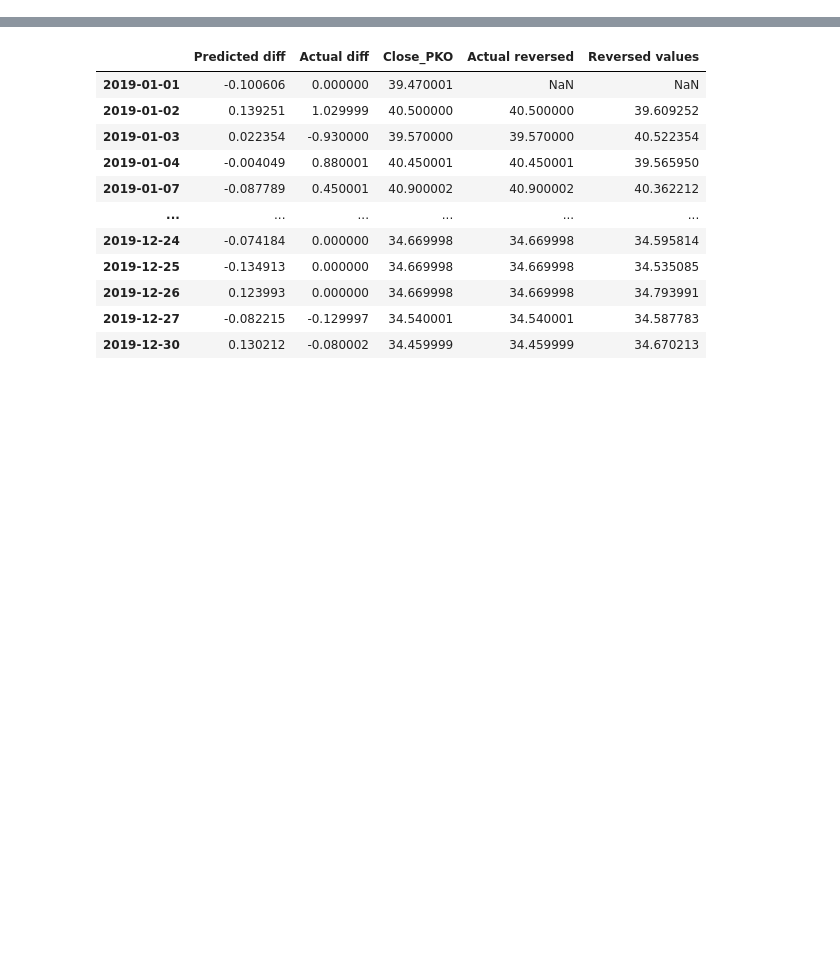
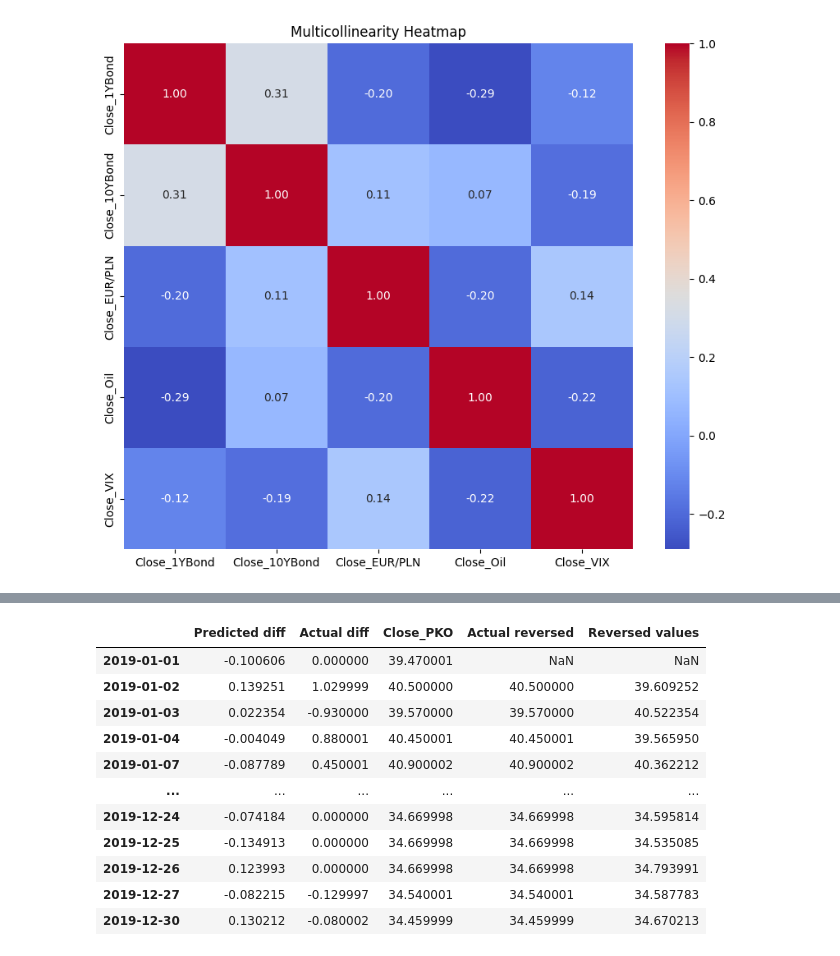
Before and after one commit to Oskar-Bednarek/Master-Thesis-Prediction-models, a Jupyter notebook: XGBoost/XGBoost_prediction.ipynb, the cells around one changed output, grey strips where cells are left out. Drawn from its saved outputs; the diff is of its cells as text; code cells hidden in the pictures; blank space fills up the shorter version.

```diff
--- a/XGBoost/XGBoost_prediction.ipynb
+++ b/XGBoost/XGBoost_prediction.ipynb
@@ -115,0 +168,15 @@ dtest = xgb.DMatrix(X_test, label=y_test)
+# %%
+exogenous_pre = exogenous_pre[['Close_1YBond', 'Close_10YBond', 'Close_EUR/PLN', 'Close_Oil', 'Close_VIX']]
+# %%
+# Compute the correlation matrix
+correlation_matrix = exogenous_pre.corr()
+
+# Create a heatmap
+plt.figure(figsize=(10, 8))
+sns.heatmap(correlation_matrix, annot=True, fmt=".2f", cmap='coolwarm', cbar=True)
+
+# Set the title
+plt.title('Multicollinearity Heatmap')
+plt.show()
+# %% [output]
+[figure, added]
```
Also changed, not shown: parts of 43 cells of this notebook, 8 other files.
